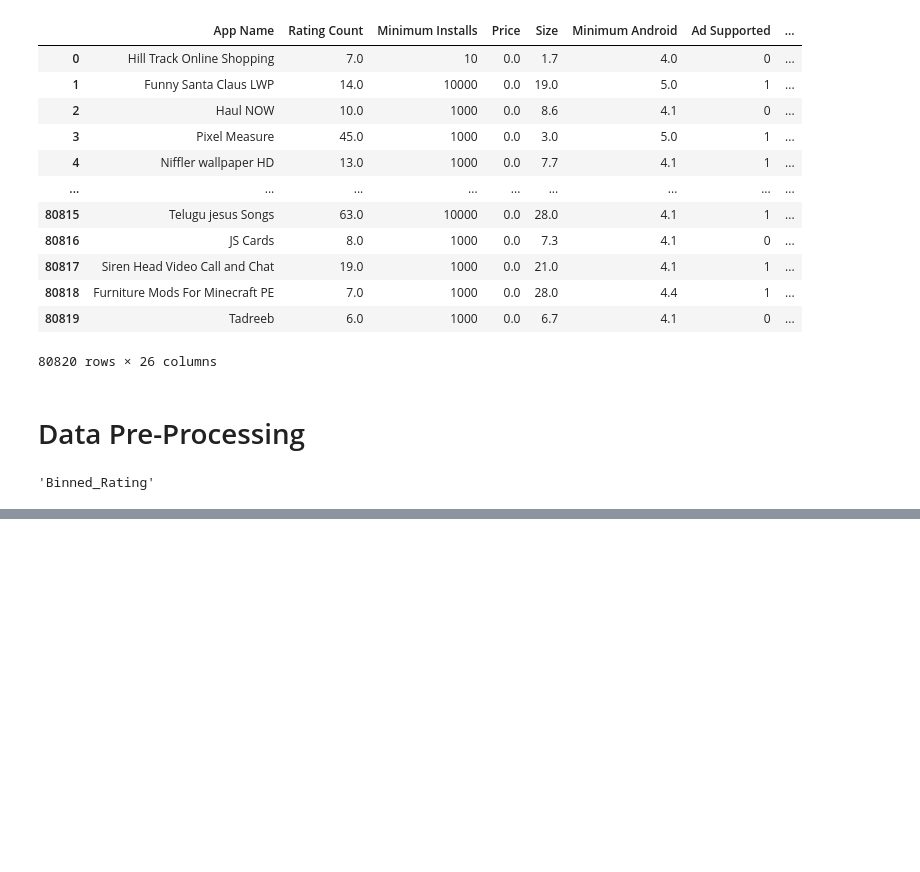
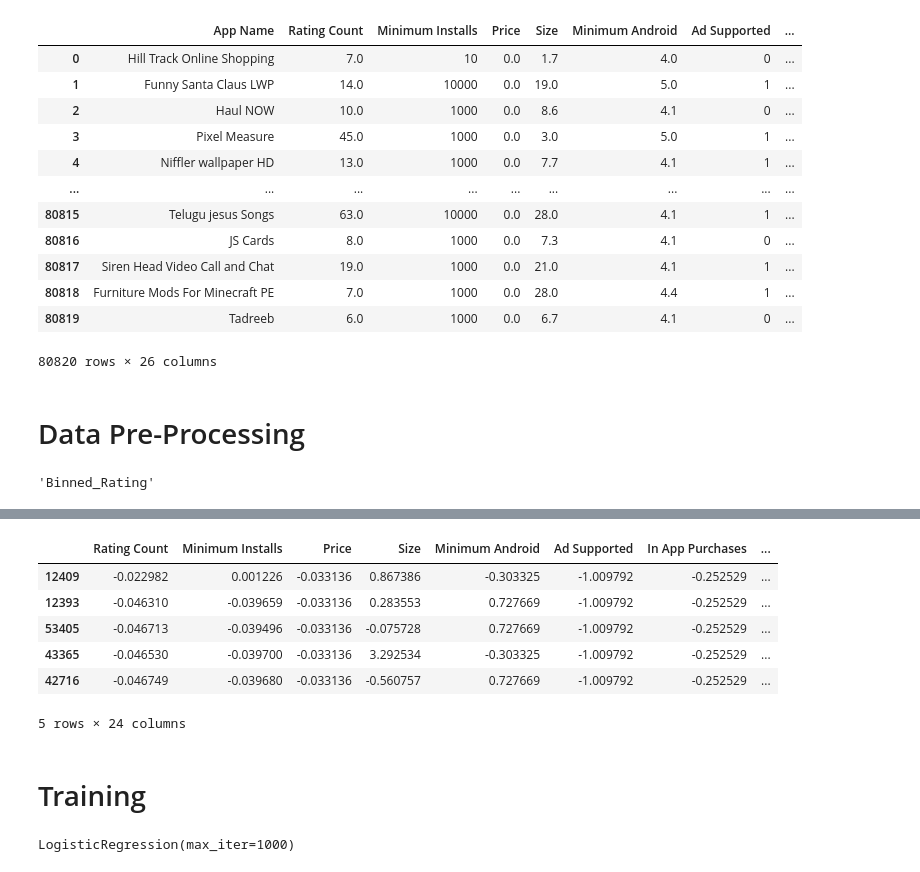
Before and after one commit to HassanHaider1212/GoogleAppsRatingPredictor, a Jupyter notebook: Model_Training/model_training.ipynb, the cells around one changed output, grey strips where cells are left out. Saved outputs shown, nothing was run; the diff lists cells and outputs as text; code cells hidden in the pictures; blank space fills up the shorter version.

```diff
--- a/Model_Training/model_training.ipynb
+++ b/Model_Training/model_training.ipynb
@@ -80,0 +110,12 @@ x_train[new_columns_to_standardize] = scaler.fit_transform(x_train[new_columns_t
+# %%
+x_train.head()
+# %% [output]
+|  | Rating Count | Minimum Installs | Price | Size | Minimum Android | Ad Supported | In App Purchases | ... |
+| 12409 | -0.022982 | 0.001226 | -0.033136 | 0.867386 | -0.303325 | -1.009792 | -0.252529 | ... |
+| 12393 | -0.046310 | -0.039659 | -0.033136 | 0.283553 | 0.727669 | -1.009792 | -0.252529 | ... |
+| 53405 | -0.046713 | -0.039496 | -0.033136 | -0.075728 | 0.727669 | -1.009792 | -0.252529 | ... |
+| 43365 | -0.046530 | -0.039700 | -0.033136 | 3.292534 | -0.303325 | -1.009792 | -0.252529 | ... |
+| 42716 | -0.046749 | -0.039680 | -0.033136 | -0.560757 | 0.727669 | -1.009792 | -0.252529 | ... |
+5 rows × 24 columns
+# %% [markdown]
+# Training
@@ -80,0 +125,5 @@ x_train[new_columns_to_standardize] = scaler.fit_transform(x_train[new_columns_t
+# %%
+logreg_classifier = LogisticRegression( solver='lbfgs', max_iter=1000)
+logreg_classifier.fit(x_train, y_train)
+# %% [output]
+LogisticRegression(max_iter=1000)
```
Also changed, not shown: parts of 11 cells of this notebook.
